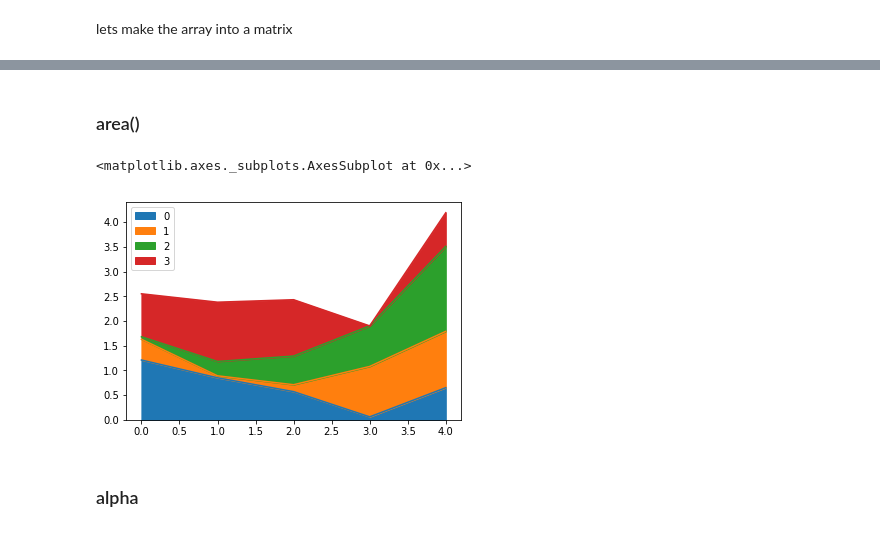
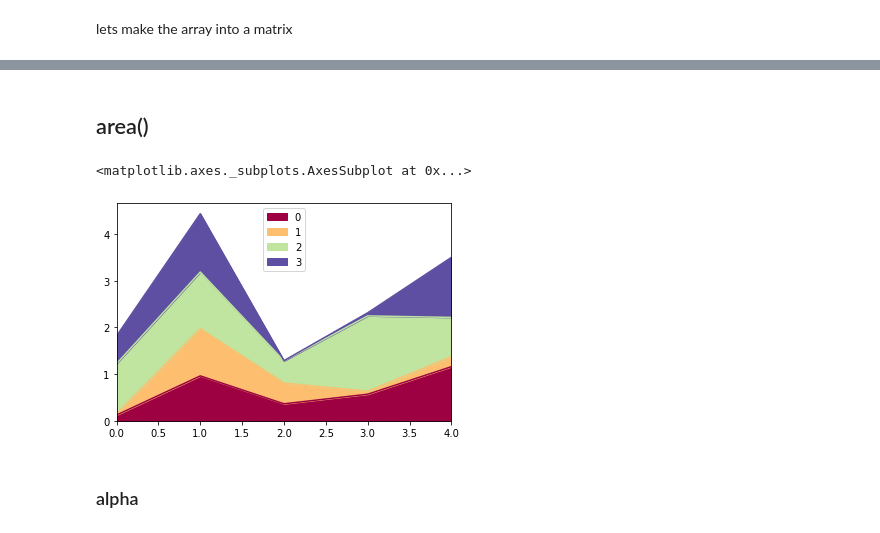
Before and after one commit to Elad-p/Python, a Jupyter notebook: Data Analysis/10_Pandas - Data Visualization.ipynb, the cells around one changed output, grey strips where cells are left out. Drawn from its saved outputs; the diff is of its cells as text; code cells hidden in the pictures.

```diff
--- a/Data Analysis/10_Pandas - Data Visualization.ipynb
+++ b/Data Analysis/10_Pandas - Data Visualization.ipynb
@@ -147,4 +240,5 @@ array([[<matplotlib.axes._subplots.AxesSubplot object at 0x...>]],
 # %%
-sales = np.random.randn(1000).round(2)
-sales[:30]
+sales = np.random.randn(20)
+sales_dframe = pd.DataFrame(sales)
+sales_dframe.head()
 # %% [output]
@@ -178,7 +256,7 @@ sales_dframe.head().plot.bar()
 # %% [markdown]
 lets make the array into a matrix
 # %%
-sales_dframe = pd.DataFrame(abs(sales.reshape(250,4)))
-sales_dframe.head()
+sales_dframe = pd.DataFrame(abs(sales.reshape(5,4)))
+sales_dframe
 # %% [output]
 |  | 0 | 1 | 2 | 3 |
@@ -194,0 +292,4 @@ sales_dframe.head().plot.bar()
+# %%
+sales_dframe = sales_dframe.div(sales_dframe.sum(axis=1), axis=0)
+
+sales_dframe.plot.bar(stacked= True, cmap = 'Spectral')
@@ -195,10 +299,10 @@ sales_dframe.head().plot.bar()
 # %% [markdown]
-### area()
+## area()
 # %%
-sales_dframe.head().plot.area()
+sales_dframe.head().plot.area(cmap = 'Spectral')
 # %% [output]
 <matplotlib.axes._subplots.AxesSubplot at 0x...>
-[figure, old version]
+[figure, new version]
 # %% [markdown]
 ### alpha
 # %%
```
Also changed, not shown: parts of 60 cells of this notebook.
